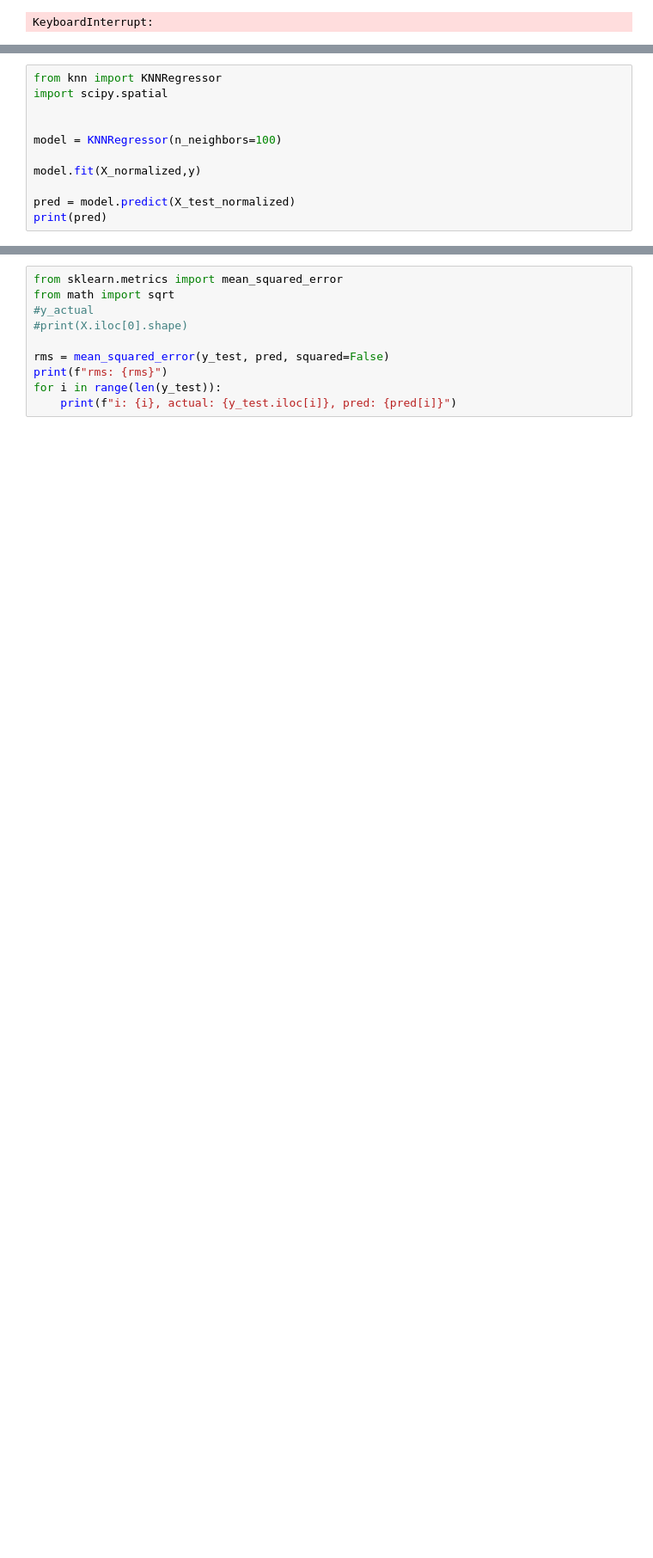
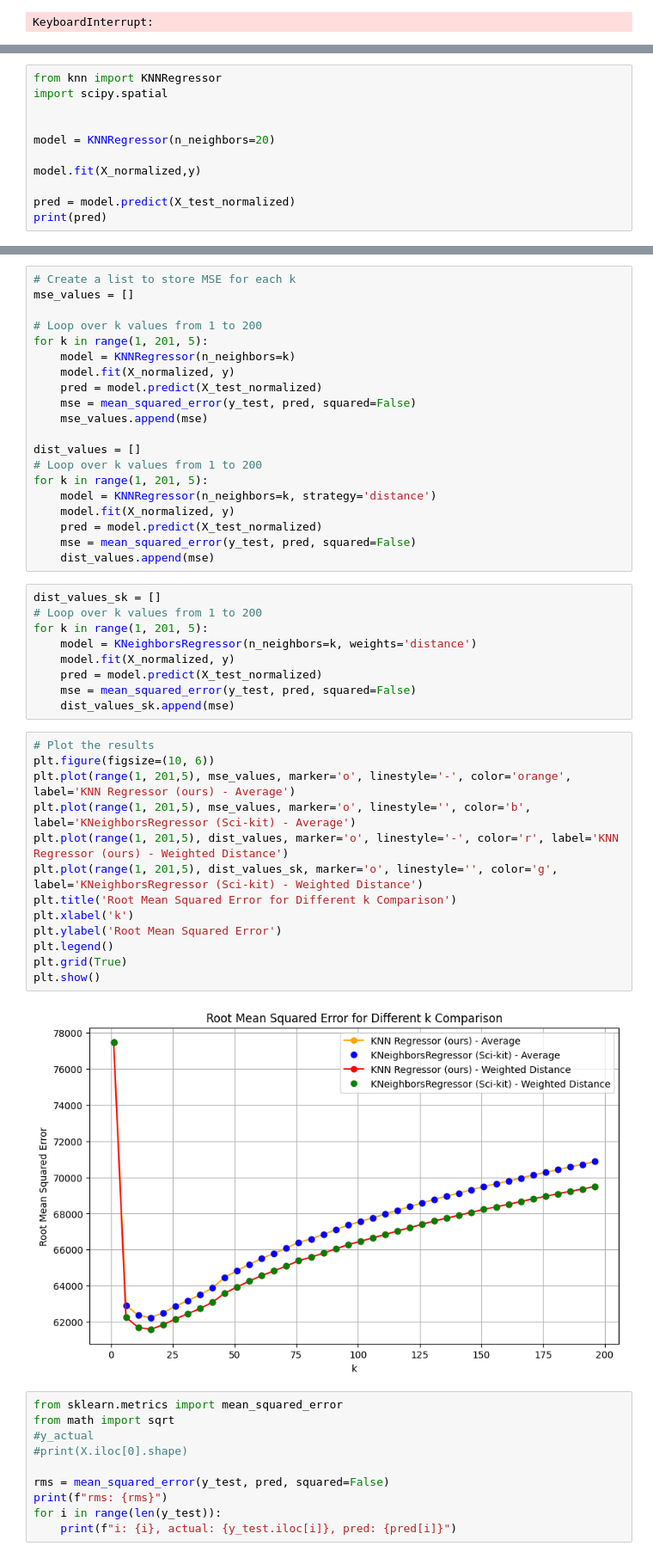
Before and after one commit to rcn255/ml-ex2, a Jupyter notebook: janick/housing.ipynb, the cells around one changed output, grey strips where cells are left out. Shown: that part at 86% size. Saved outputs shown, nothing was run; the diff lists cells and outputs as text; blank space fills up the shorter version.

```diff
--- a/janick/housing.ipynb
+++ b/janick/housing.ipynb
@@ -360,7 +360,7 @@ from knn import KNNRegressor
 import scipy.spatial
 
 
-model = KNNRegressor(n_neighbors=100)
+model = KNNRegressor(n_neighbors=20)
 
 model.fit(X_normalized,y)
 
@@ -397,3 +372,47 @@ plt.show()
+# %%
+# Create a list to store MSE for each k
+mse_values = []
+
+# Loop over k values from 1 to 200
+for k in range(1, 201, 5):
+    model = KNNRegressor(n_neighbors=k)
+    model.fit(X_normalized, y)
+    pred = model.predict(X_test_normalized)
+    mse = mean_squared_error(y_test, pred, squared=False)
+    mse_values.append(mse)
+
+dist_values = []
+# Loop over k values from 1 to 200
+for k in range(1, 201, 5):
+    model = KNNRegressor(n_neighbors=k, strategy='distance')
+    model.fit(X_normalized, y)
+    pred = model.predict(X_test_normalized)
+    mse = mean_squared_error(y_test, pred, squared=False)
+    dist_values.append(mse)
+# %%
+dist_values_sk = []
+# Loop over k values from 1 to 200
+for k in range(1, 201, 5):
+    model = KNeighborsRegressor(n_neighbors=k, weights='distance')
+    model.fit(X_normalized, y)
+    pred = model.predict(X_test_normalized)
+    mse = mean_squared_error(y_test, pred, squared=False)
+    dist_values_sk.append(mse)
+# %%
+# Plot the results
+plt.figure(figsize=(10, 6))
+plt.plot(range(1, 201,5), mse_values, marker='o', linestyle='-', color='orange', label='KNN Regressor (ours) - Average')
+plt.plot(range(1, 201,5), mse_values, marker='o', linestyle='', color='b', label='KNeighborsRegressor (Sci-kit) - Average')
+plt.plot(range(1, 201,5), dist_values, marker='o', linestyle='-', color='r', label='KNN Regressor (ours) - Weighted Distance')
+plt.plot(range(1, 201,5), dist_values_sk, marker='o', linestyle='', color='g', label='KNeighborsRegressor (Sci-kit) - Weighted Distance')
+plt.title('Root Mean Squared Error for Different k Comparison')
+plt.xlabel('k')
+plt.ylabel('Root Mean Squared Error')
+plt.legend()
+plt.grid(True)
+plt.show()
+# %% [output]
+[figure, added]
 # %%
 from sklearn.metrics import mean_squared_error
 from math import sqrt
```
Also changed, not shown: parts of 8 cells of this notebook, 2 other files.
